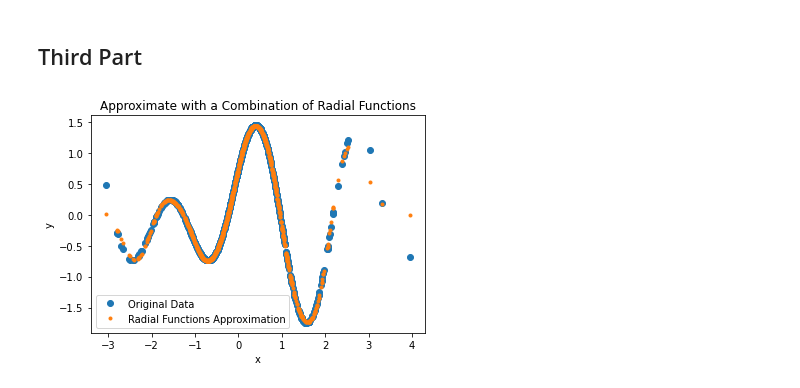
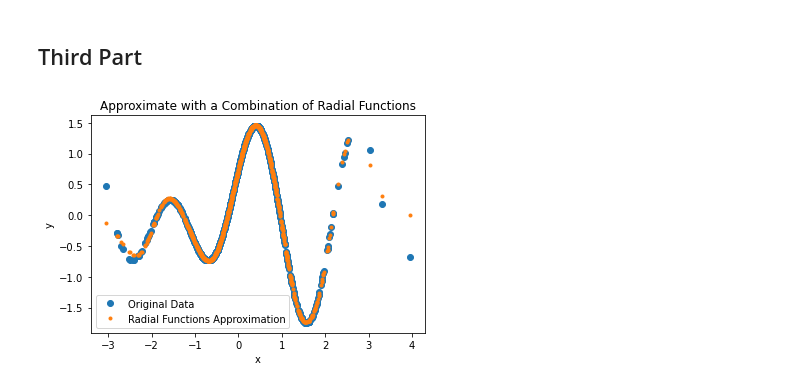
Before and after one commit to JWatter/ExtractingDynamicalSystemsFromData, a Jupyter notebook: task1.ipynb, the cells around one changed output. Cells and saved outputs as stored; diff of their text form; code cells hidden in the pictures.

```diff
--- a/task1.ipynb
+++ b/task1.ipynb
@@ -70,27 +70,27 @@ bias: [762.55864384]
 # %%
 nonlinear_path = "./data/nonlinear_function_data.txt"
 nonlinear_data = pd.read_csv(nonlinear_path, header=None, delimiter=" ").values
 
 x = nonlinear_data[:, 0]
 y = np.expand_dims(nonlinear_data[:, 1], axis=1)
-
+A = np.vstack([x, np.ones(len(x))]).T
 
 Approximator = NonlinearApprox(15, 0.8)
 # Approximator.fit(x, y)
 # predict = Approximator.predict(x)
-predict = Approximator.radial_approx(x, y)
+predict = Approximator.radial_approx(A, y)
 
 # a, b = Approximator.get_coe()
 # print('coefficients:', a)
 # print('bias:', b)
 
 fig = plt.figure()
 plt.plot(nonlinear_data[:, 0], nonlinear_data[:, 1], 'o', label='Original Data')
 plt.plot(nonlinear_data[:, 0], predict, '.', label="Radial Functions Approximation")
 plt.xlabel('x')
 plt.ylabel('y')
 plt.title('Approximate with a Combination of Radial Functions')
 plt.legend()
 plt.show()
 # %% [output]
-[figure, old version]
+[figure, new version]
```
Also changed, not shown: parts of 1 cell of this notebook.
